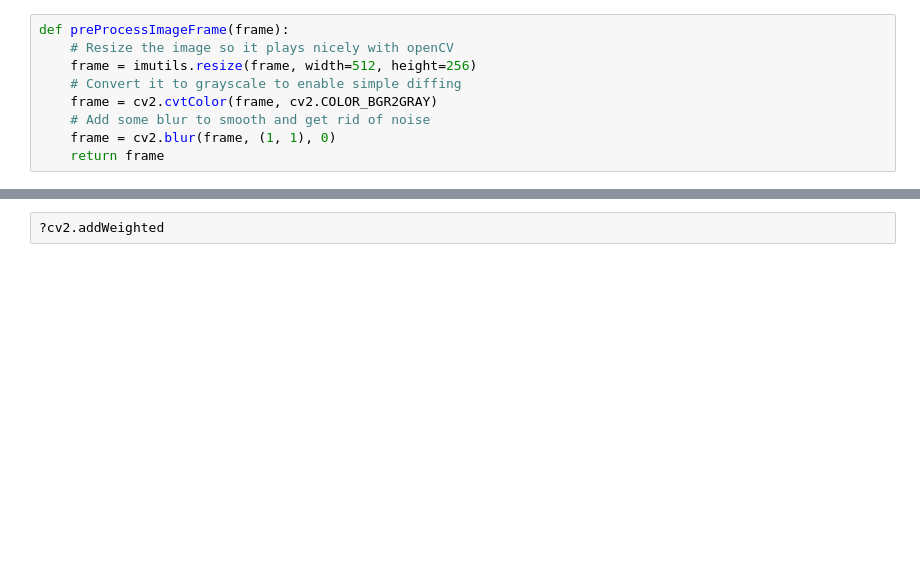
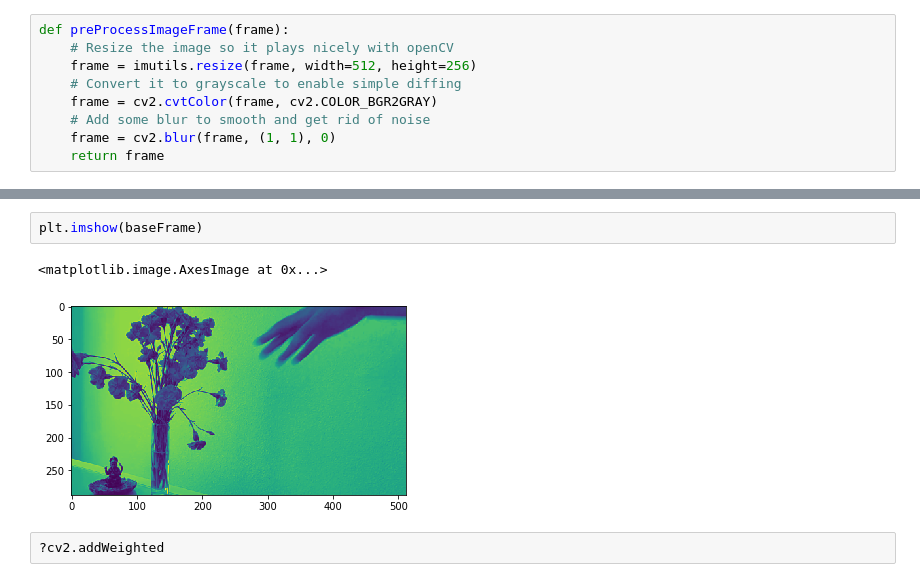
Before and after one commit to kilaigal/jam, a Jupyter notebook: hummer/scripts/drop_process.ipynb, the cells around one changed output, grey strips where cells are left out. Cells and saved outputs as stored; diff of their text form; blank space fills up the shorter version.

```diff
--- a/hummer/scripts/drop_process.ipynb
+++ b/hummer/scripts/drop_process.ipynb
@@ -194,2 +224,7 @@ print(compress_all_sequences(all_motion_sequences))
+# %%
+plt.imshow(baseFrame)
+# %% [output]
+<matplotlib.image.AxesImage at 0x...>
+[figure, added]
 # %%
 ?cv2.addWeighted
```
Also changed, not shown: parts of 5 cells of this notebook.
